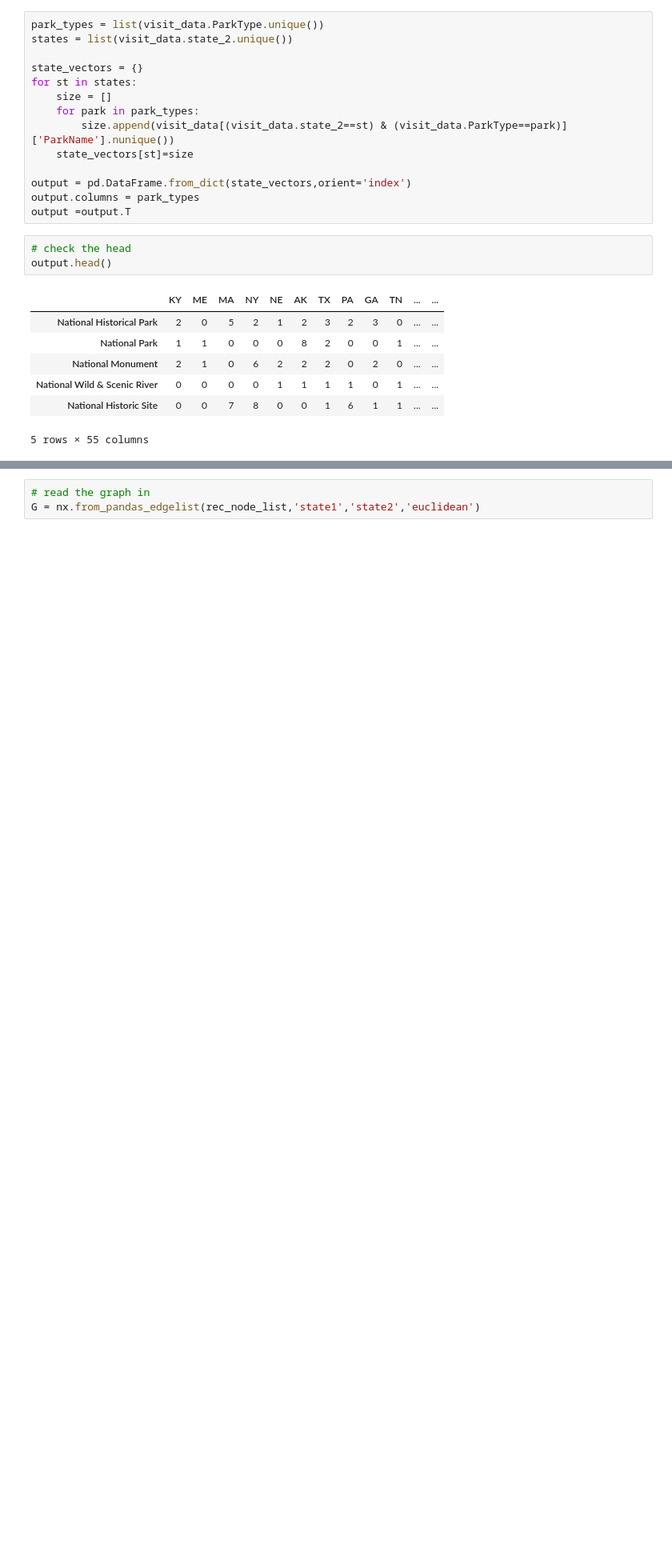
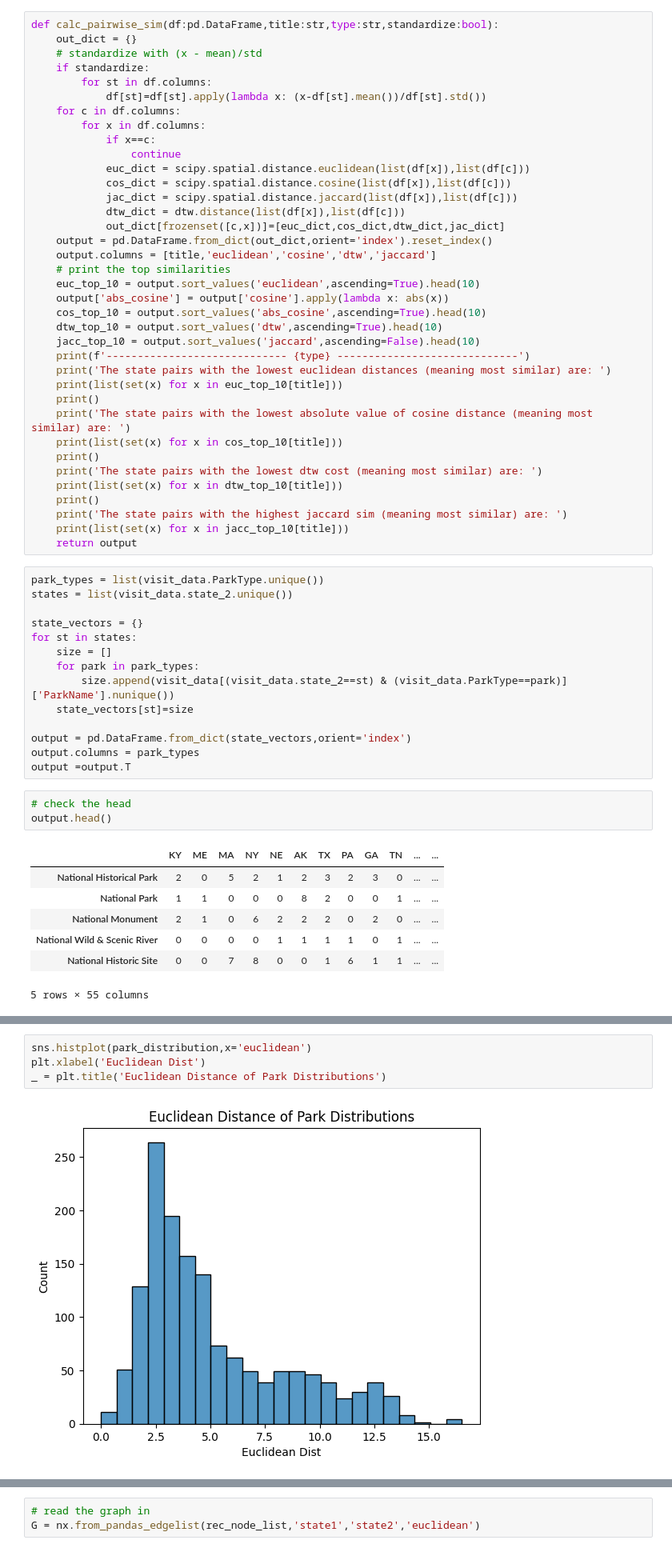
Before and after one commit to scmcqueen/NationalParksDataMining, a Jupyter notebook: state_similarity.ipynb, the cells around one changed output, grey strips where cells are left out. Shown at 80% size. Cells and saved outputs as stored; diff of their text form; blank space fills up the shorter version.

```diff
--- a/state_similarity.ipynb
+++ b/state_similarity.ipynb
@@ -476,6 +476,43 @@ The state pairs with the lowest dtw cost (meaning most similar) are:
 # %% [markdown]
 # Network
 For our network similarity analysis, I will between states based on similarities of the types of parks in each state.
+# %%
+def calc_pairwise_sim(df:pd.DataFrame,title:str,type:str,standardize:bool):
+    out_dict = {}
+    # standardize with (x - mean)/std
+    if standardize:
+        for st in df.columns:
+            df[st]=df[st].apply(lambda x: (x-df[st].mean())/df[st].std())
+    for c in df.columns:
+        for x in df.columns:
+            if x==c:
+                continue
+            euc_dict = scipy.spatial.distance.euclidean(list(df[x]),list(df[c]))
+            cos_dict = scipy.spatial.distance.cosine(list(df[x]),list(df[c]))
+            jac_dict = scipy.spatial.distance.jaccard(list(df[x]),list(df[c]))
+            dtw_dict = dtw.distance(list(df[x]),list(df[c]))
+            out_dict[frozenset([c,x])]=[euc_dict,cos_dict,dtw_dict,jac_dict]
+    output = pd.DataFrame.from_dict(out_dict,orient='index').reset_index()
+    output.columns = [title,'euclidean','cosine','dtw','jaccard']
+    # print the top similarities
+    euc_top_10 = output.sort_values('euclidean',ascending=True).head(10)
+    output['abs_cosine'] = output['cosine'].apply(lambda x: abs(x))
+    cos_top_10 = output.sort_values('abs_cosine',ascending=True).head(10)
+    dtw_top_10 = output.sort_values('dtw',ascending=True).head(10)
+    jacc_top_10 = output.sort_values('jaccard',ascending=False).head(10)
+    print(f'----------------------------- {type} -----------------------------')
+    print('The state pairs with the lowest euclidean distances (meaning most similar) are: ')
+    print(list(set(x) for x in euc_top_10[title]))
+    print()
+    print('The state pairs with the lowest absolute value of cosine distance (meaning most similar) are: ')
+    print(list(set(x) for x in cos_top_10[title]))
+    print()
+    print('The state pairs with the lowest dtw cost (meaning most similar) are: ')
+    print(list(set(x) for x in dtw_top_10[title]))
+    print()
+    print('The state pairs with the highest jaccard sim (meaning most similar) are: ')
+    print(list(set(x) for x in jacc_top_10[title]))
+    return output
 # %%
 park_types = list(visit_data.ParkType.unique())
 states = list(visit_data.state_2.unique())
@@ -525 +575,7 @@ visit_data.groupby(['Region','state_2','ParkType'])[['ParkName']].nunique()
+# %%
+sns.histplot(park_distribution,x='euclidean')
+plt.xlabel('Euclidean Dist')
+_ = plt.title('Euclidean Distance of Park Distributions')
+# %% [output]
+[figure, added]
 # %%
```
Also changed, not shown: parts of 13 cells of this notebook.
